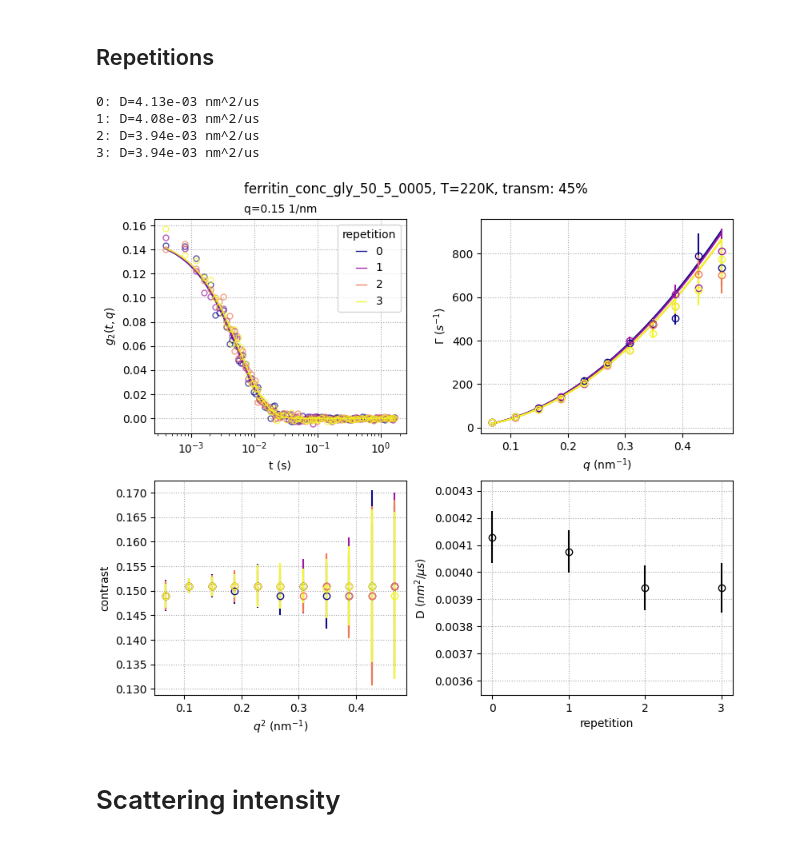
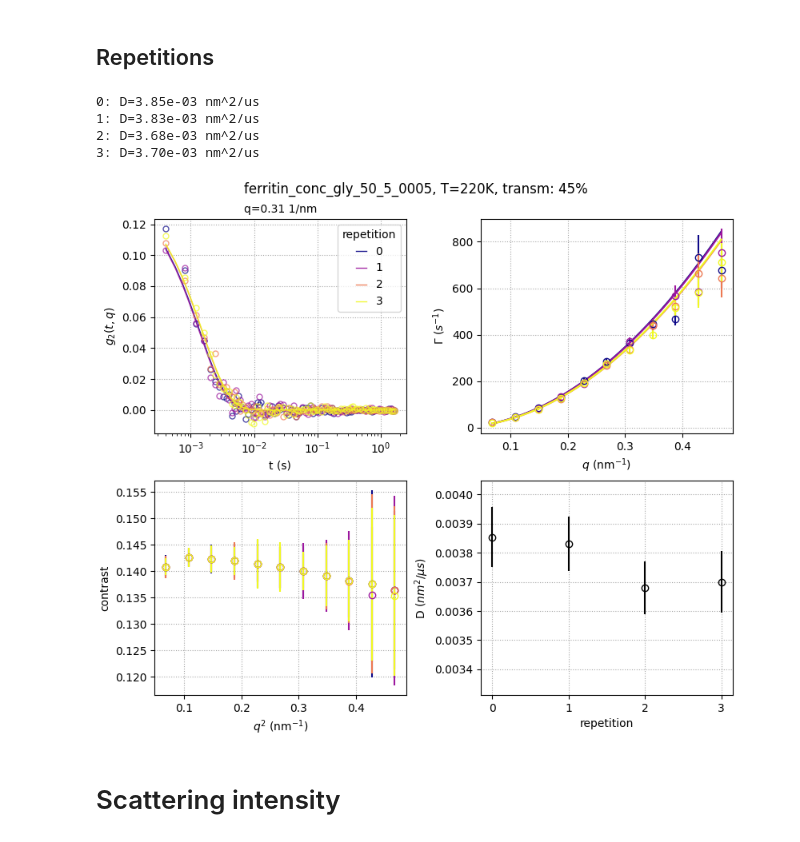
Before and after one commit to maddalenabin/id10-ferritin-2022, a Jupyter notebook: 01-notebooks/01-overview.ipynb, the cells around one changed output. Cells and saved outputs as stored; diff of their text form; code cells hidden in the pictures.

```diff
--- a/01-notebooks/01-overview.ipynb
+++ b/01-notebooks/01-overview.ipynb
@@ -125,7 +128,7 @@ def linear(x, m):
     return m*x
 # popt,xc,curve,perr = fit(gaussian, x[fmin:fmax], y[fmin:fmax], p0=[.4,.8,.3])
 # %%
-g2s = load_data(filename, 'xpcs/g2s/g2s')
+# g2s = load_data(filename, 'xpcs/g2s/g2s')
 g2s_f = load_data(filename, 'xpcs/g2s/g2s_filtered')
 delay = load_data(filename, 'xpcs/g2s/delay')
 
@@ -301,8 +325,9 @@ a3 = f.add_subplot(gs[0, 1])
 a4 = f.add_subplot(gs[1, 1])
 
 reps = np.arange(0,4)
+tol = 1e-3
 col = plt.cm.plasma(np.linspace(0,1,len(reps)))
-q_sel = 3
+q_sel = 7
 D, dD = [], []
 for rep in reps:
     taus, dtaus = [], []
@@ -310,8 +335,8 @@ for rep in reps:
     for i in range(1,len(qv)):
         base = np.average(g2s[rep,i,-15:])
         # -- fit
-        beta_p0, dbeta_p0 = 0.15, 1e-3
-        popt,xc,curve,perr = fit(exponential, delay, g2s[rep,i,:]-base, p0=[beta_p0,5e-2], bounds=[(beta_p0-dbeta_p0,0),(beta_p0+dbeta_p0,np.infty)])
+        # beta_p0, dbeta_p0 = 0.15, 1e-3
+        popt,xc,curve,perr = fit(exponential, delay, g2s[rep,i,:]-base, p0=[beta_vs_q[i],5e-2], bounds=[(beta_vs_q[i]-tol,0),(beta_vs_q[i]+tol,np.infty)])
         # -- fit
         taus.append(popt[1])
         dtaus.append(perr[1])
@@ -327,38 +352,38 @@ for rep in reps:
     a3.errorbar(qv[1:], 1/taus, dtaus/(taus**2), c=col[rep], ls='', marker='o', mfc='none')
     a2.errorbar(qv[1:], contr, dcontr, c=col[rep], ls='', marker='o', mfc='none')
     D.append(popt[0]*1e-6)
     dD.append(perr[0]*1e-6)
     print(f"{rep}: D={popt[0]*1e-6:.2e} nm^2/us")
 a4.errorbar(reps, D, dD, c='k', ls='', marker='o', mfc='none')
 
 f.suptitle(f"{sample}, T={T}K, transm: {Tr}%")
 a1.legend(title=r'repetition', fontsize=10, bbox_to_anchor=[1,1], handlelength=1)
 a1.set_title(f'q={qv[q_sel]:.2f} 1/nm', fontsize=10)
 # a1.set_xlim(0,0.1)
 # a1.set_ylim(1e-7,2e-1)
 a1.set_xscale('log')
 a1.set_xlabel(r't (s)')
 a1.set_ylabel(r'$g_2(t,q)$')
 a3.set_xlabel(r'$q$ (nm$^{-1}$)')
 a3.set_ylabel(r'$\Gamma$ ($s^{-1}$)')
 a2.set_xlabel(r'$q^2$ (nm$^{-1}$)')
 a2.set_ylabel(r'contrast')
 # a4.set_xlabel(r'q (nm$^{-1}$)')
 # a4.set_ylabel(r'$\tau$ ($s^{-1}$)')
 a4.set_xlabel(r'repetition')
 a4.set_ylabel(r'D ($nm^{2}/\mu s$)')
 a4.set_xticks(reps)
 a1.grid(ls=':', alpha=.7)
 a3.grid(ls=':', alpha=.7)
 a4.grid(ls=':', alpha=.7)
 a4.set_ylim(np.min(D)-0.1*np.min(D), np.min(D)+0.1*np.min(D));
 # a3.legend(handlelength=.5);
 # %% [output]
-0: D=4.13e-03 nm^2/us
-1: D=4.08e-03 nm^2/us
-2: D=3.94e-03 nm^2/us
-3: D=3.94e-03 nm^2/us
+0: D=3.85e-03 nm^2/us
+1: D=3.83e-03 nm^2/us
+2: D=3.68e-03 nm^2/us
+3: D=3.70e-03 nm^2/us
-[figure, old version]
+[figure, new version]
 # %% [markdown]
 # Scattering intensity
 # %%
```
Also changed, not shown: parts of 14 cells of this notebook.
